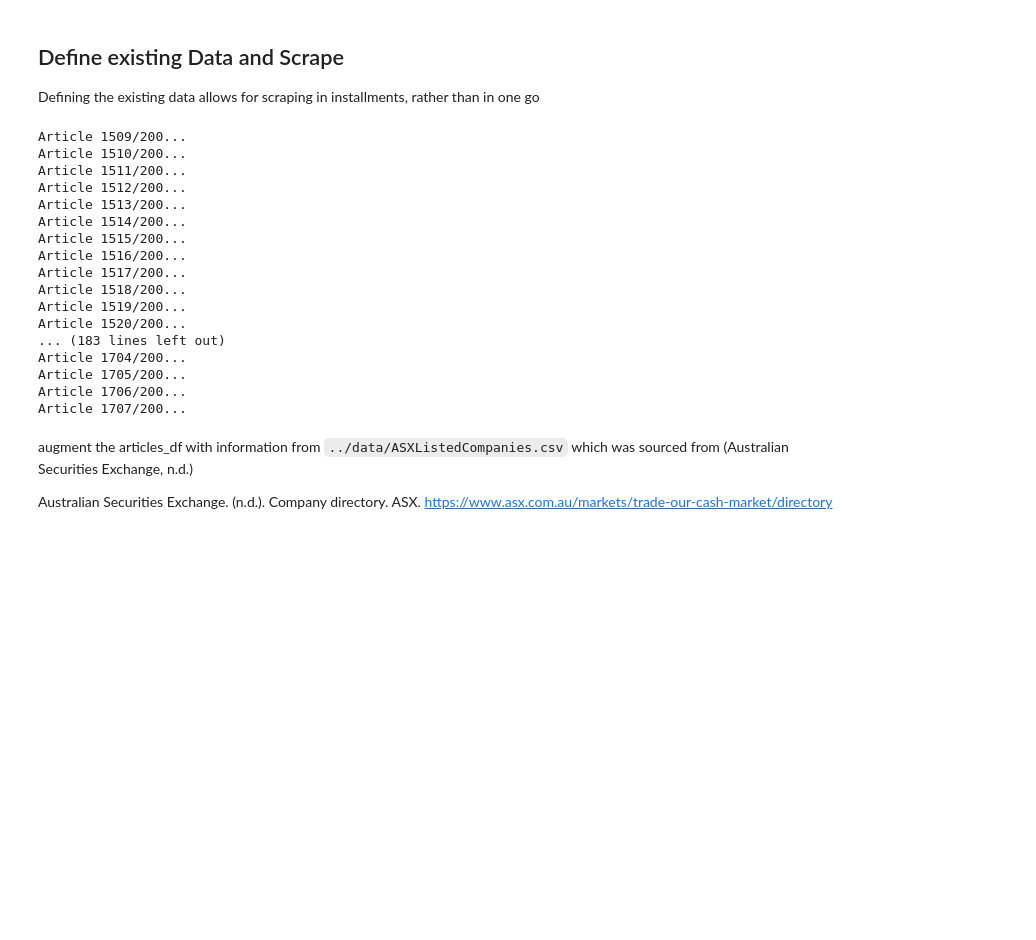
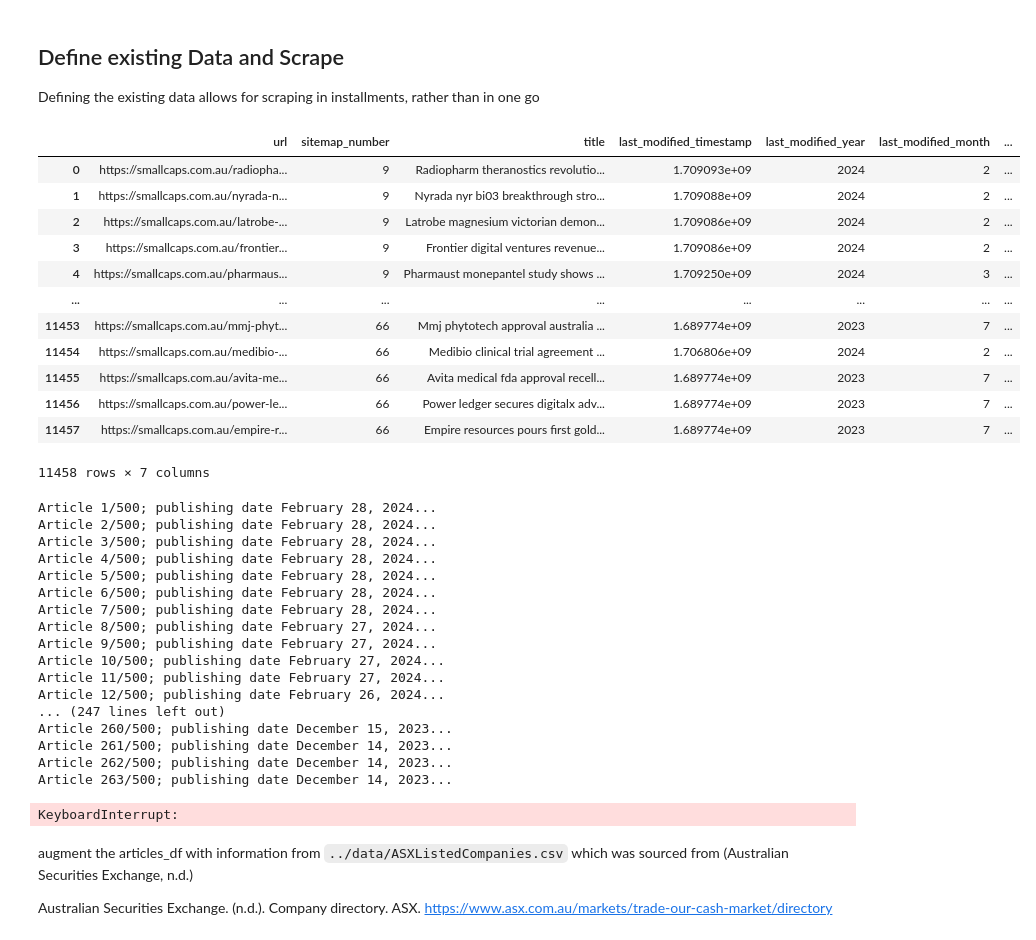
Before and after one commit to H-unter/MA3831-Assignment-2-3, a Jupyter notebook: code/scrape_article.ipynb, the cells around one changed output. Drawn from its saved outputs; the diff is of its cells as text; code cells hidden in the pictures; blank space fills up the shorter version.

```diff
--- a/code/scrape_article.ipynb
+++ b/code/scrape_article.ipynb
@@ -100,19 +100,34 @@ Defining the existing data allows for scraping in installments, rather than in o
 # %%
 
 # Initialize an empty DataFrame to store the articles
 crawl_throttle_time_s = 3
 
 # Read the metadata CSV file
 article_metadata = pd.read_csv('../data/article_metadata.csv')
 # Read the scraped data CSV file and convert the 'stock_codes' column from string to list
-article_df = pd.read_csv('../data/article_scraped_data.csv', converters={'stock_codes': ast.literal_eval})
+article_df = pd.read_csv('../data/article_scraped_data_raw.csv', converters={'stock_codes': ast.literal_eval})
+unscraped_articles = article_metadata.loc[article_metadata['url'].isin(article_df['url']) == False].reset_index(drop=True)
+unscraped_articles
+# %% [output]
+|  | url | sitemap_number | title | last_modified_timestamp | last_modified_year | last_modified_month | ... |
+| 0 | https://smallcaps.com.au/radiopha... | 9 | Radiopharm theranostics revolutio... | 1.709093e+09 | 2024 | 2 | ... |
+| 1 | https://smallcaps.com.au/nyrada-n... | 9 | Nyrada nyr bi03 breakthrough stro... | 1.709088e+09 | 2024 | 2 | ... |
+| 2 | https://smallcaps.com.au/latrobe-... | 9 | Latrobe magnesium victorian demon... | 1.709086e+09 | 2024 | 2 | ... |
+| 3 | https://smallcaps.com.au/frontier... | 9 | Frontier digital ventures revenue... | 1.709086e+09 | 2024 | 2 | ... |
+| 4 | https://smallcaps.com.au/pharmaus... | 9 | Pharmaust monepantel study shows ... | 1.709250e+09 | 2024 | 3 | ... |
+| ... | ... | ... | ... | ... | ... | ... | ... |
+| 11453 | https://smallcaps.com.au/mmj-phyt... | 66 | Mmj phytotech approval australia ... | 1.689774e+09 | 2023 | 7 | ... |
+| 11454 | https://smallcaps.com.au/medibio-... | 66 | Medibio clinical trial agreement ... | 1.706806e+09 | 2024 | 2 | ... |
+| 11455 | https://smallcaps.com.au/avita-me... | 66 | Avita medical fda approval recell... | 1.689774e+09 | 2023 | 7 | ... |
+| 11456 | https://smallcaps.com.au/power-le... | 66 | Power ledger secures digitalx adv... | 1.689774e+09 | 2023 | 7 | ... |
+| 11457 | https://smallcaps.com.au/empire-r... | 66 | Empire resources pours first gold... | 1.689774e+09 | 2023 | 7 | ... |
+11458 rows × 7 columns
 # %%
-unscraped_articles = article_metadata.loc[article_metadata['url'].isin(article_df['url']) == False]
 number_of_articles = 500
 crawl_throttle_time_s = 3
 
 for index, row in unscraped_articles.iloc[0:number_of_articles-1].iterrows(): # iterate through websites urls in article_metadata
-    print(f"Article {index+1}/{number_of_articles}...")
+
     url = row['url']
 
     start_time = time.time()
@@ -120,8 +135,9 @@ for index, row in unscraped_articles.iloc[0:number_of_articles-1].iterrows(): #
         soup = extract_html_from_url(url)
         parsed = parse_html_to_dict(soup)
         parsed['url'] = url
+        print(f"Article {index+1}/{number_of_articles}; publishing date {parsed['date_string']}...")
         article_df = pd.concat([article_df, pd.DataFrame([parsed])], ignore_index=True)
-        article_df.to_csv('../data/article_scraped_data.csv', index=False)
+        article_df.to_csv('../data/article_scraped_data_raw.csv', index=False)
     except Exception as e:
         print(f"Error processing {url} at index {index}: {e}")
 
@@ -129,23 +145,24 @@ for index, row in unscraped_articles.iloc[0:number_of_articles-1].iterrows(): #
     if elapsed_time < crawl_throttle_time_s:
         sleep(crawl_throttle_time_s - elapsed_time)
 # %% [output]
-Article 1509/200...
-Article 1510/200...
-Article 1511/200...
-Article 1512/200...
-Article 1513/200...
-Article 1514/200...
-Article 1515/200...
-Article 1516/200...
-Article 1517/200...
-Article 1518/200...
-Article 1519/200...
-Article 1520/200...
-... (183 lines left out)
-Article 1704/200...
-Article 1705/200...
-Article 1706/200...
-Article 1707/200...
+Article 1/500; publishing date February 28, 2024...
+Article 2/500; publishing date February 28, 2024...
+Article 3/500; publishing date February 28, 2024...
+Article 4/500; publishing date February 28, 2024...
+Article 5/500; publishing date February 28, 2024...
+Article 6/500; publishing date February 28, 2024...
+Article 7/500; publishing date February 28, 2024...
+Article 8/500; publishing date February 27, 2024...
+Article 9/500; publishing date February 27, 2024...
+Article 10/500; publishing date February 27, 2024...
+Article 11/500; publishing date February 27, 2024...
+Article 12/500; publishing date February 26, 2024...
+... (247 lines left out)
+Article 260/500; publishing date December 15, 2023...
+Article 261/500; publishing date December 14, 2023...
+Article 262/500; publishing date December 14, 2023...
+Article 263/500; publishing date December 14, 2023...
+KeyboardInterrupt:
 # %% [markdown]
 augment the articles_df with information from `../data/ASXListedCompanies.csv` which was sourced from (Australian Securities Exchange, n.d.)
 
```
Also changed, not shown: parts of 4 cells of this notebook, 7 other files.
